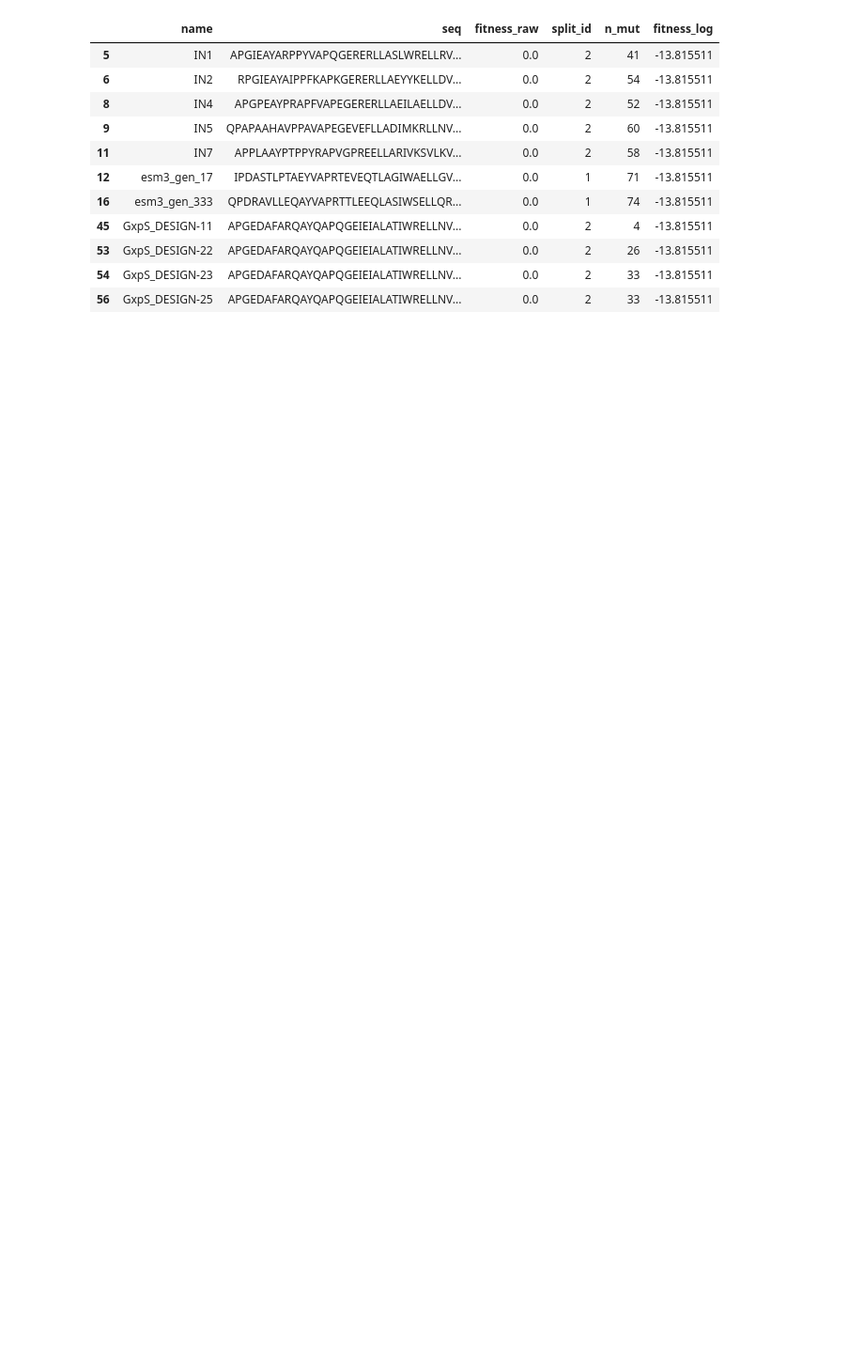
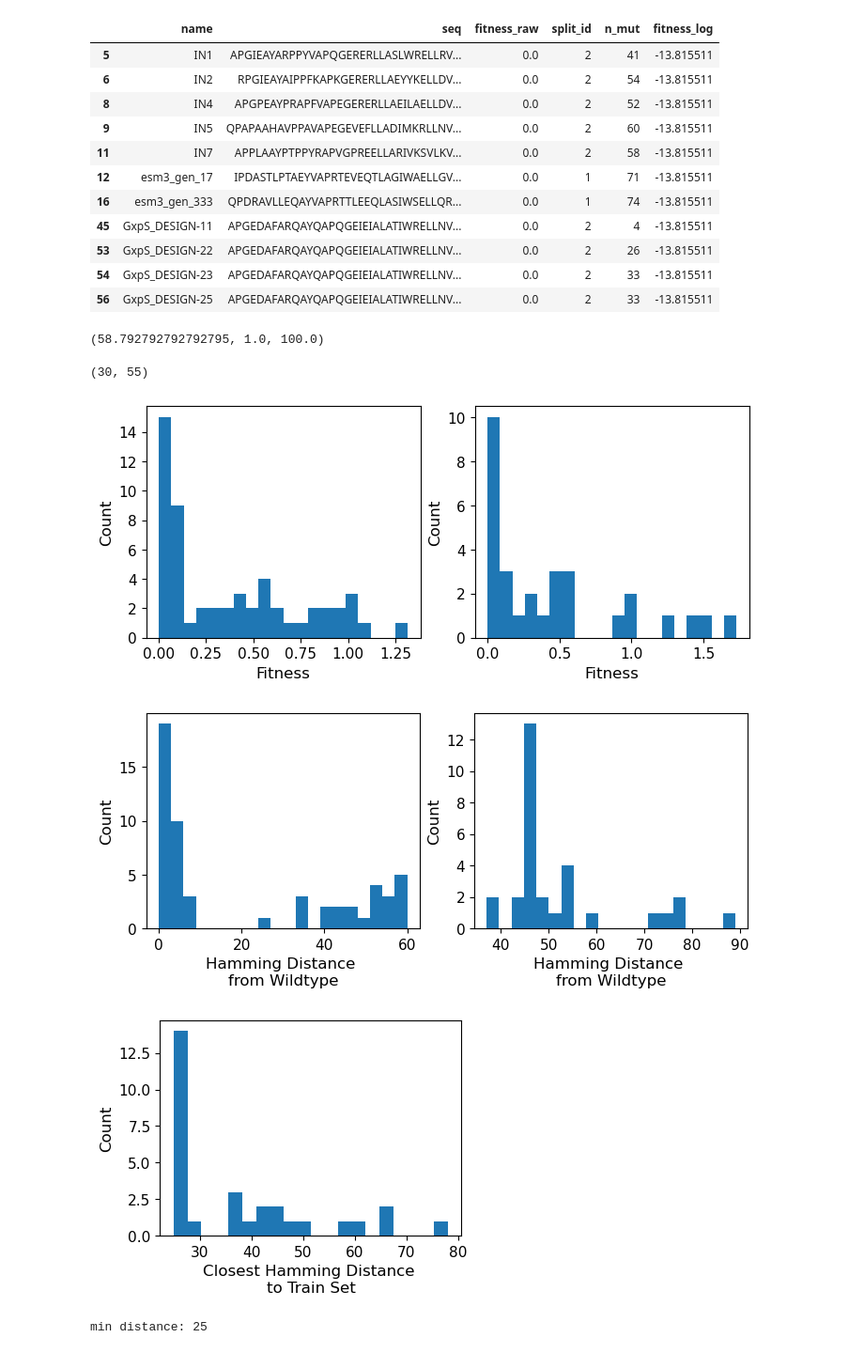
Before and after one commit to kevingeo11/DomainPrediction, a Jupyter notebook: src/fitness_prediction/dataset_plots.ipynb, the cells around one changed output. Shown: that part at 94% size. Drawn from its saved outputs; the diff is of its cells as text; code cells hidden in the pictures; blank space fills up the shorter version.

```diff
--- a/src/fitness_prediction/dataset_plots.ipynb
+++ b/src/fitness_prediction/dataset_plots.ipynb
@@ -104,3 +122,58 @@ df[df['fitness_raw']==0]
 | 53 | GxpS_DESIGN-22 | APGEDAFARQAYQAPQGEIEIALATIWRELLNV... | 0.0 | 2 | 26 | -13.815511 |
 | 54 | GxpS_DESIGN-23 | APGEDAFARQAYQAPQGEIEIALATIWRELLNV... | 0.0 | 2 | 33 | -13.815511 |
 | 56 | GxpS_DESIGN-25 | APGEDAFARQAYQAPQGEIEIALATIWRELLNV... | 0.0 | 2 | 33 | -13.815511 |
+# %%
+upper_triangle = np.triu(dist_matrix)
+upper_triangle_indices = np.triu_indices(dist_matrix.shape[0], k=1)
+upper_triangle_elements = dist_matrix[upper_triangle_indices]
+mean_upper_triangle = np.mean(upper_triangle_elements)
+mean_upper_triangle, min(upper_triangle_elements), max(upper_triangle_elements)
+# %% [output]
+(58.792792792792795, 1.0, 100.0)
+# %%
+(df['split_id'].isin([0,1])).sum(), (df['split_id'] == 2).sum()
+# %% [output]
+(30, 55)
+# %%
+fig, ax = plt.subplots(1,2, figsize=(7,3), layout='constrained')
+ax[0].hist(df[df['split_id']==2]['fitness_raw'], bins=20)
+ax[0].set_xlabel('Fitness', size=12)
+ax[0].set_ylabel('Count', size=12)
+ax[1].hist(df[df['split_id'].isin([0,1])]['fitness_raw'], bins=20)
+ax[1].set_xlabel('Fitness', size=12)
+ax[1].set_ylabel('Count', size=12)
+
+ax[0].tick_params(axis='both', which='both', labelsize=11)
+ax[1].tick_params(axis='both', which='both', labelsize=11)
+
+fig, ax = plt.subplots(1,2, figsize=(7,3), layout='constrained')
+ax[0].hist(df[df['split_id']==2]['n_mut'], bins=20)
+ax[0].set_xlabel('Hamming Distance \nfrom Wildtype', size=12)
+ax[0].set_ylabel('Count', size=12)
+ax[1].hist(df[df['split_id'].isin([0,1])]['n_mut'], bins=20)
+ax[1].set_xlabel('Hamming Distance \nfrom Wildtype', size=12)
+ax[1].set_ylabel('Count', size=12)
+
+ax[0].tick_params(axis='both', which='both', labelsize=11)
+ax[1].tick_params(axis='both', which='both', labelsize=11)
+
+fig, ax = plt.subplots(1,1, figsize=(4,3), layout='constrained')
+closest_dist = []
+for seq in df[df['split_id'].isin([0,1])]['seq']:
+    temp = []
+    for train_seq in df[df['split_id']==2]['seq']:
+        temp.append(helper.hamming_distance(seq, train_seq))
+    closest_dist.append(min(temp))
+ax.hist(closest_dist, bins=20)
+ax.set_xlabel('Closest Hamming Distance \nto Train Set', size=12)
+ax.set_ylabel('Count', size=12)
+ax.tick_params(axis='both', which='both', labelsize=11)
+
+plt.show()
+
+print(f'min distance: {min(closest_dist)}')
+# %% [output]
+[figure, added]
+[figure, added]
+[figure, added]
+min distance: 25
```
Also changed, not shown: parts of 18 cells of this notebook, 11 other files.
